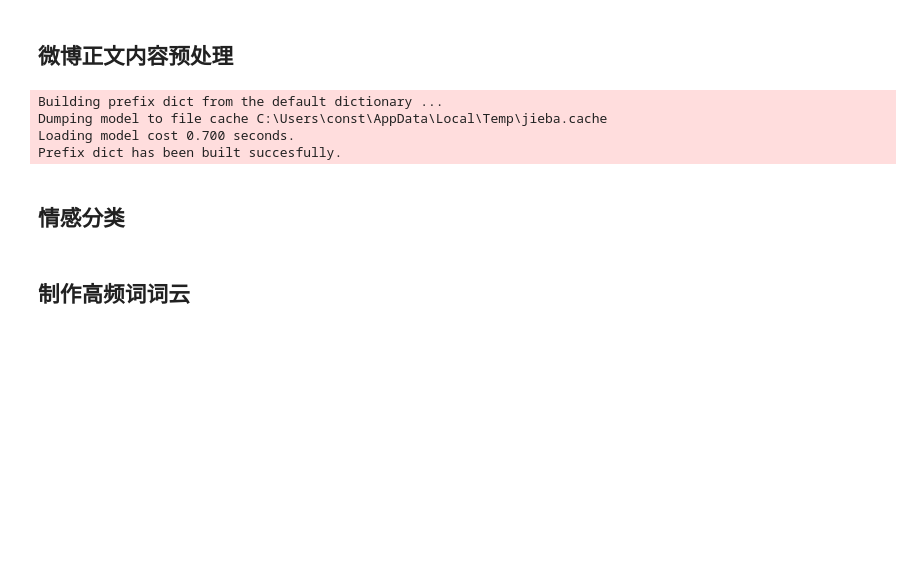
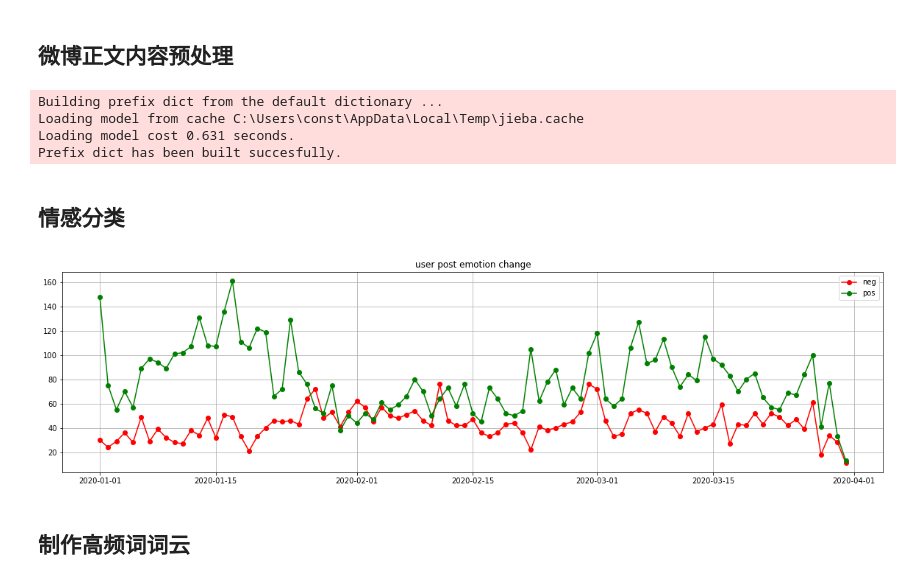
Before and after one commit to const7/Emotion-Contagion, a Jupyter notebook: code/weibo_user.ipynb, the cells around one changed output. Drawn from its saved outputs; the diff is of its cells as text; code cells hidden in the pictures; blank space fills up the shorter version.

```diff
--- a/code/weibo_user.ipynb
+++ b/code/weibo_user.ipynb
@@ -127,12 +109,15 @@ plt.show()
 # %%
 # 文本清洗/分词
 data = data[~data["post"].str.contains("|".join(keyword_to_delete))]
+data["post"] = data["post"].apply(lambda x: x.strip())
+data = data[data["post"].str.len() > 3]
 preprocess = WeiboPreprocess()
 data["post"] = data["post"].apply(lambda x: preprocess.clean(x))
+data = data[data["post"].str.len() > 3]
 # %% [output]
 Building prefix dict from the default dictionary ...
-Dumping model to file cache C:\Users\const\AppData\Local\Temp\jieba.cache
-Loading model cost 0.700 seconds.
+Loading model from cache C:\Users\const\AppData\Local\Temp\jieba.cache
+Loading model cost 0.631 seconds.
 Prefix dict has been built succesfully.
 # %% [markdown]
 ## 情感分类
@@ -141,3 +126,13 @@ data = data[data["post"].str.len > 3]
 data["emotion"] = data["post"].apply(lambda x: SnowNLP(x).sentiments)
+# %%
+fig_emo, ax_emo = plt.subplots(figsize=(20, 5))
+ax_emo.set_title("user post emotion change")
+ax_emo.plot(data[data["emotion"] < 0.5].groupby("time").count()["post"], "ro-", label="neg")
+ax_emo.plot(data[data["emotion"] >= 0.5].groupby("time").count()["post"], "go-", label="pos")
+ax_emo.grid()
+ax_emo.legend(loc="best")
+plt.savefig("../data/chart_pres_data/user_emotion_change.png", dpi=400, bbox_inches='tight')
+# %% [output]
+[figure, added]
 # %% [markdown]
 ## 制作高频词词云
```
Also changed, not shown: parts of 17 cells of this notebook, 1 other file.
